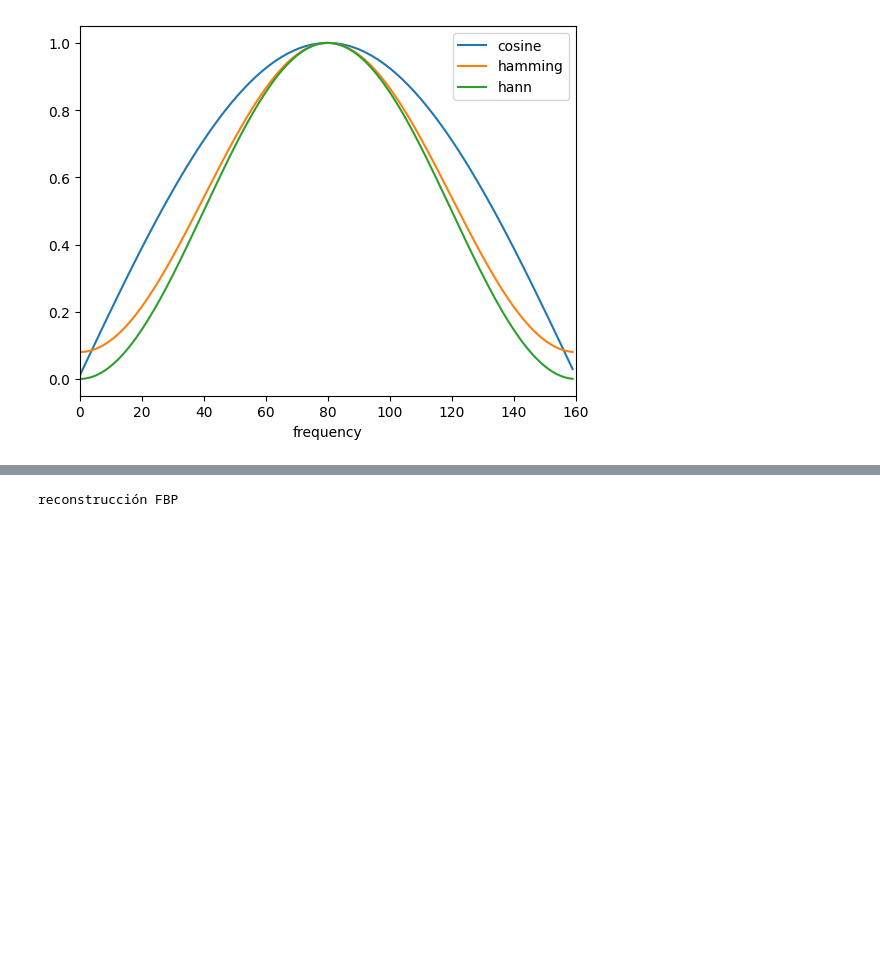
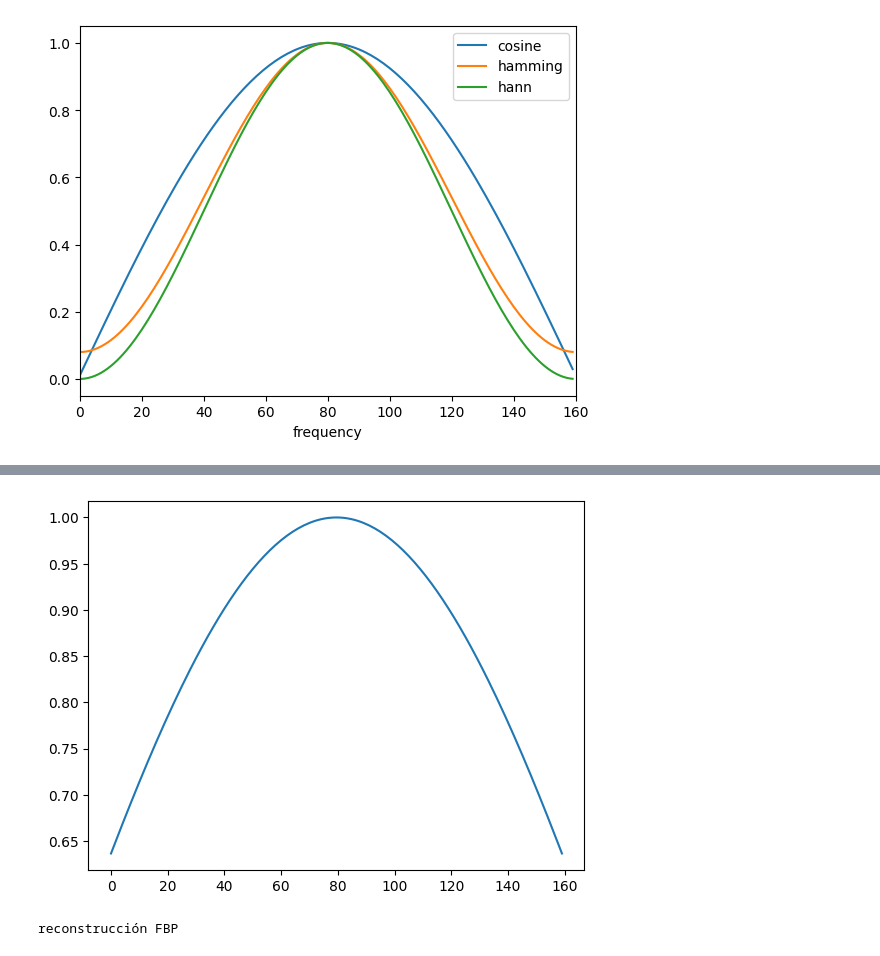
Before and after one commit to Cande-Gioia/Recuperacion-de-Tomografia, a Jupyter notebook: Pruebas.ipynb, the cells around one changed output, grey strips where cells are left out. Cells and saved outputs as stored; diff of their text form; code cells hidden in the pictures; blank space fills up the shorter version.

```diff
--- a/Pruebas.ipynb
+++ b/Pruebas.ipynb
@@ -234,3 +241,9 @@ plt.show()
+# %%
+plt.plot(np.sinc(ramlak/2))
+plt.plot()
+plt.show()
+# %% [output]
+[figure, added]
 # %%
 bp = np.zeros((len(sg),len(sg)))
 tmp = bp.copy()
```
Also changed, not shown: parts of 4 cells of this notebook.
